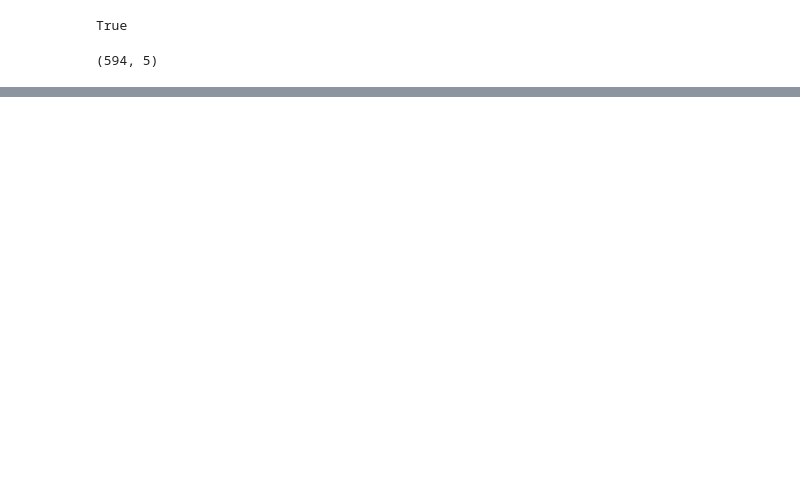
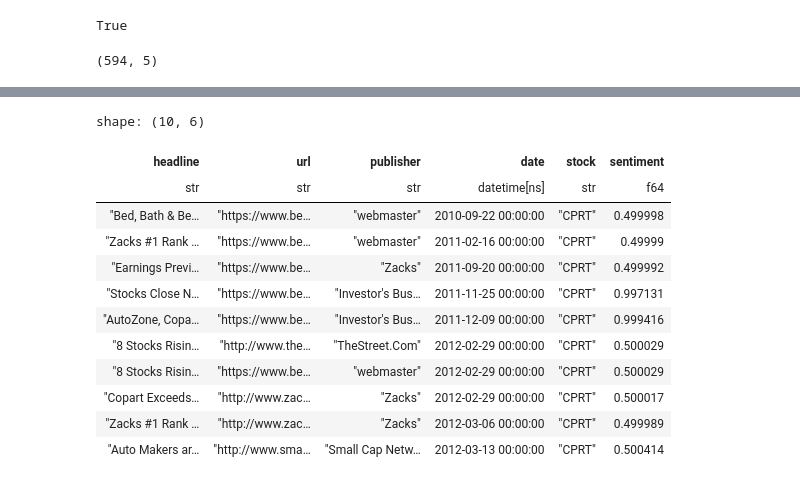
Before and after one commit to mprewarski/stock-models, a Jupyter notebook: fin_sentiment_analysis.ipynb, the cells around one changed output, grey strips where cells are left out. Cells and saved outputs as stored; diff of their text form; code cells hidden in the pictures; blank space fills up the shorter version.

```diff
--- a/fin_sentiment_analysis.ipynb
+++ b/fin_sentiment_analysis.ipynb
@@ -167,0 +103,16 @@ shape: (4, 6)
+# %%
+df_sorted.head(10)
+# %% [output]
+shape: (10, 6)
+| headline | url | publisher | date | stock | sentiment |
+| str | str | str | datetime[ns] | str | f64 |
+| "Bed, Bath & Be… | "https://www.be… | "webmaster" | 2010-09-22 00:00:00 | "CPRT" | 0.499998 |
+| "Zacks #1 Rank … | "https://www.be… | "webmaster" | 2011-02-16 00:00:00 | "CPRT" | 0.49999 |
+| "Earnings Previ… | "https://www.be… | "Zacks" | 2011-09-20 00:00:00 | "CPRT" | 0.499992 |
+| "Stocks Close N… | "https://www.be… | "Investor's Bus… | 2011-11-25 00:00:00 | "CPRT" | 0.997131 |
+| "AutoZone, Copa… | "https://www.be… | "Investor's Bus… | 2011-12-09 00:00:00 | "CPRT" | 0.999416 |
+| "8 Stocks Risin… | "http://www.the… | "TheStreet.Com" | 2012-02-29 00:00:00 | "CPRT" | 0.500029 |
+| "8 Stocks Risin… | "https://www.be… | "webmaster" | 2012-02-29 00:00:00 | "CPRT" | 0.500029 |
+| "Copart Exceeds… | "http://www.zac… | "Zacks" | 2012-02-29 00:00:00 | "CPRT" | 0.500017 |
+| "Zacks #1 Rank … | "http://www.zac… | "Zacks" | 2012-03-06 00:00:00 | "CPRT" | 0.499989 |
+| "Auto Makers ar… | "http://www.sma… | "Small Cap Netw… | 2012-03-13 00:00:00 | "CPRT" | 0.500414 |
```
Also changed, not shown: parts of 33 cells of this notebook.
